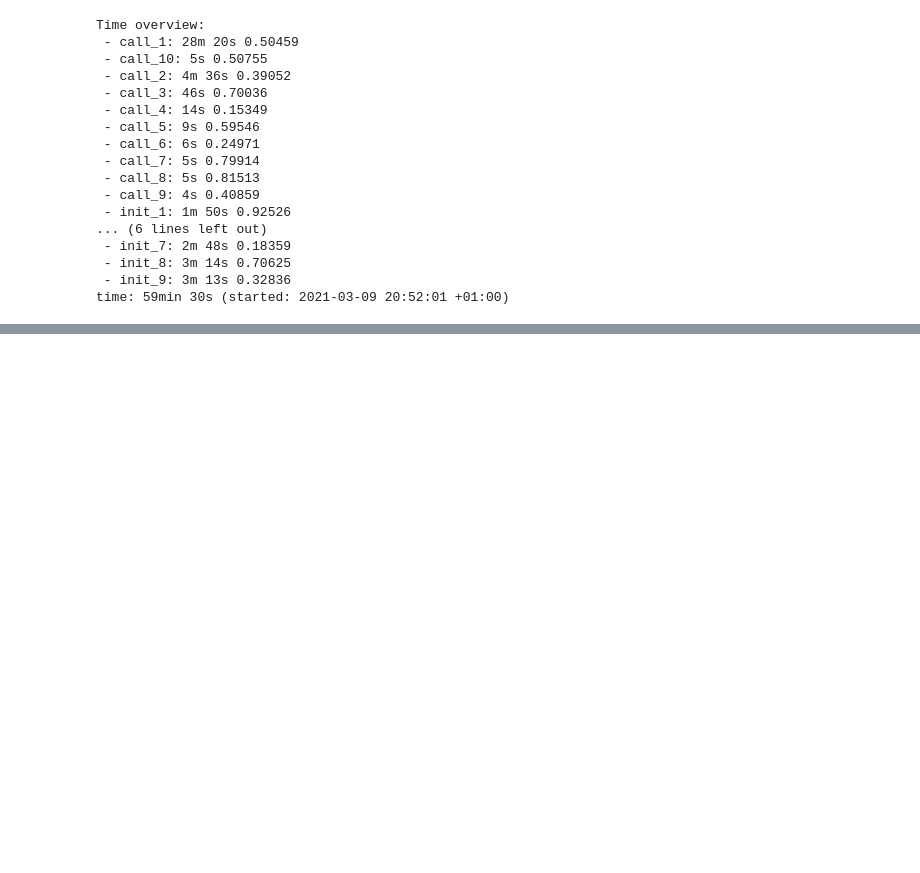
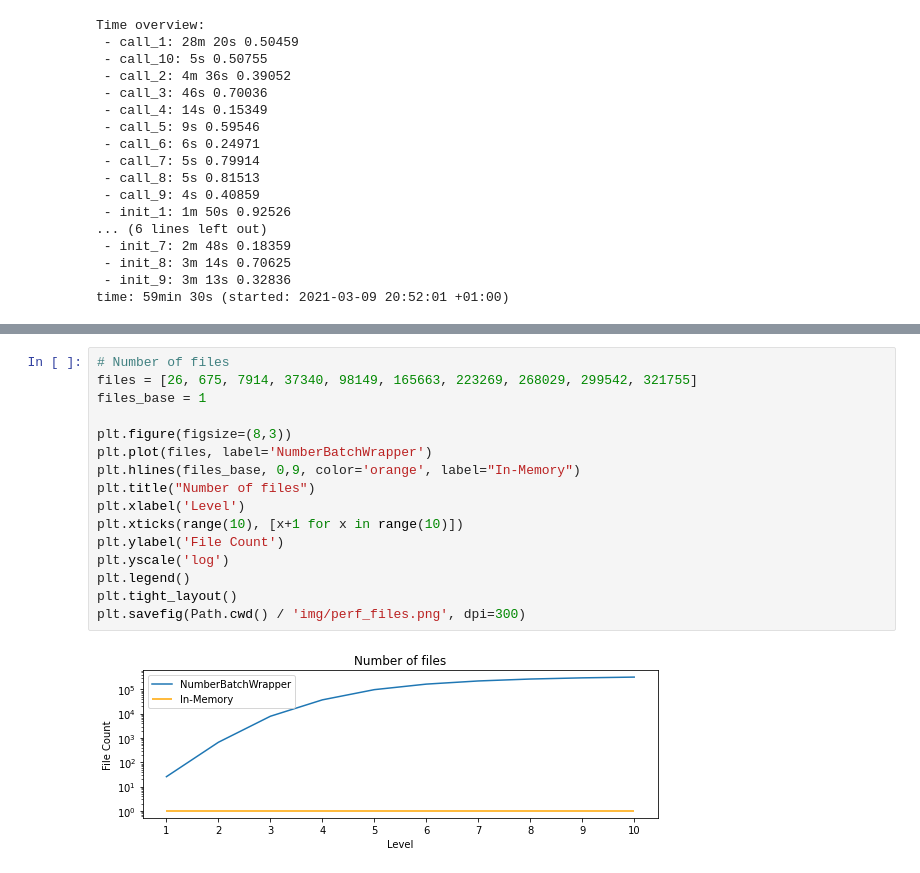
Before and after one commit to RubenPants/NumberBatchWrapper, a Jupyter notebook: demos/2_performance.ipynb, the cells around one changed output, grey strips where cells are left out. Drawn from its saved outputs; the diff is of its cells as text; blank space fills up the shorter version.

```diff
--- a/demos/2_performance.ipynb
+++ b/demos/2_performance.ipynb
@@ -131,0 +268,18 @@ Visualise the measured results.
+# %%
+# Number of files
+files = [26, 675, 7914, 37340, 98149, 165663, 223269, 268029, 299542, 321755]
+files_base = 1
+
+plt.figure(figsize=(8,3))
+plt.plot(files, label='NumberBatchWrapper')
+plt.hlines(files_base, 0,9, color='orange', label="In-Memory")
+plt.title("Number of files")
+plt.xlabel('Level')
+plt.xticks(range(10), [x+1 for x in range(10)])
+plt.ylabel('File Count')
+plt.yscale('log')
+plt.legend()
+plt.tight_layout()
+plt.savefig(Path.cwd() / 'img/perf_files.png', dpi=300)
+# %% [output]
+[figure, added]
```
Also changed, not shown: parts of 23 cells of this notebook, 7 other files.
